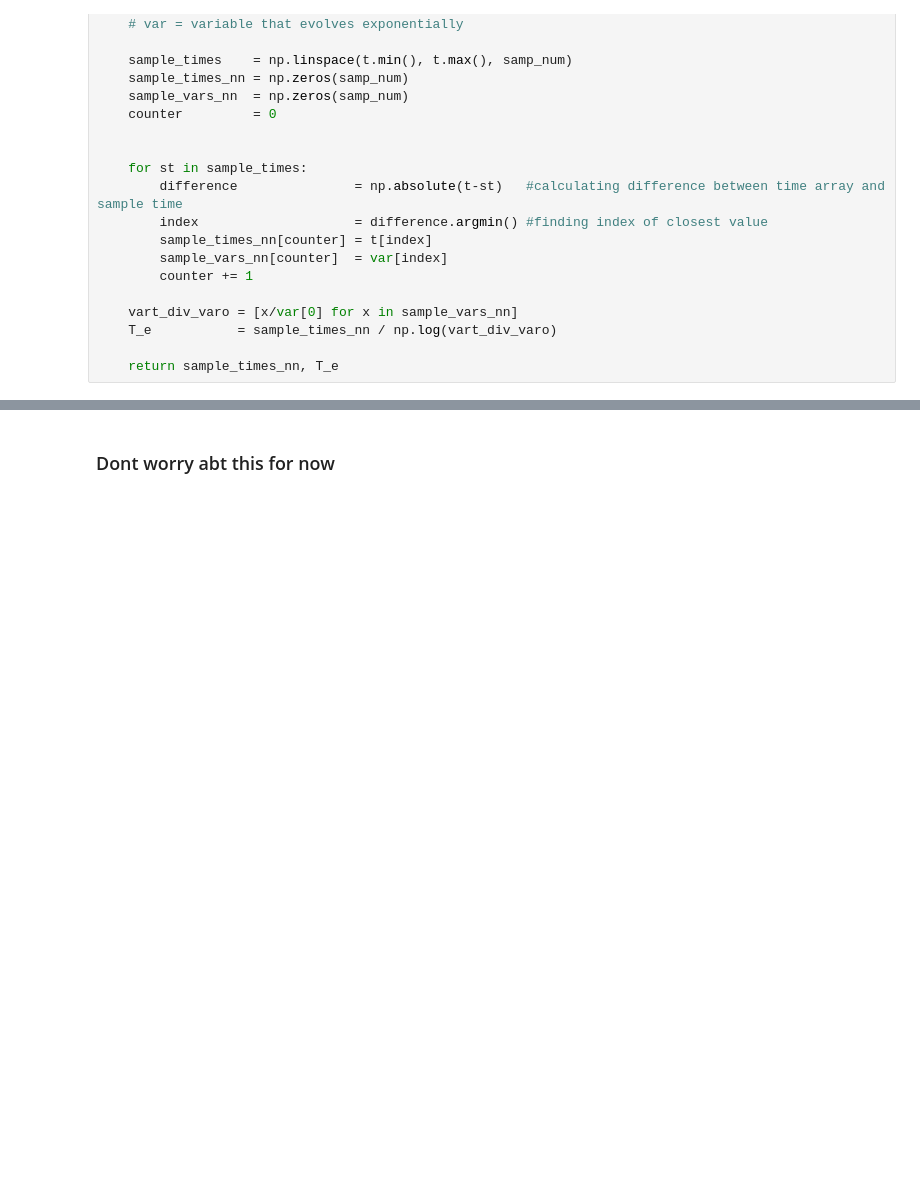
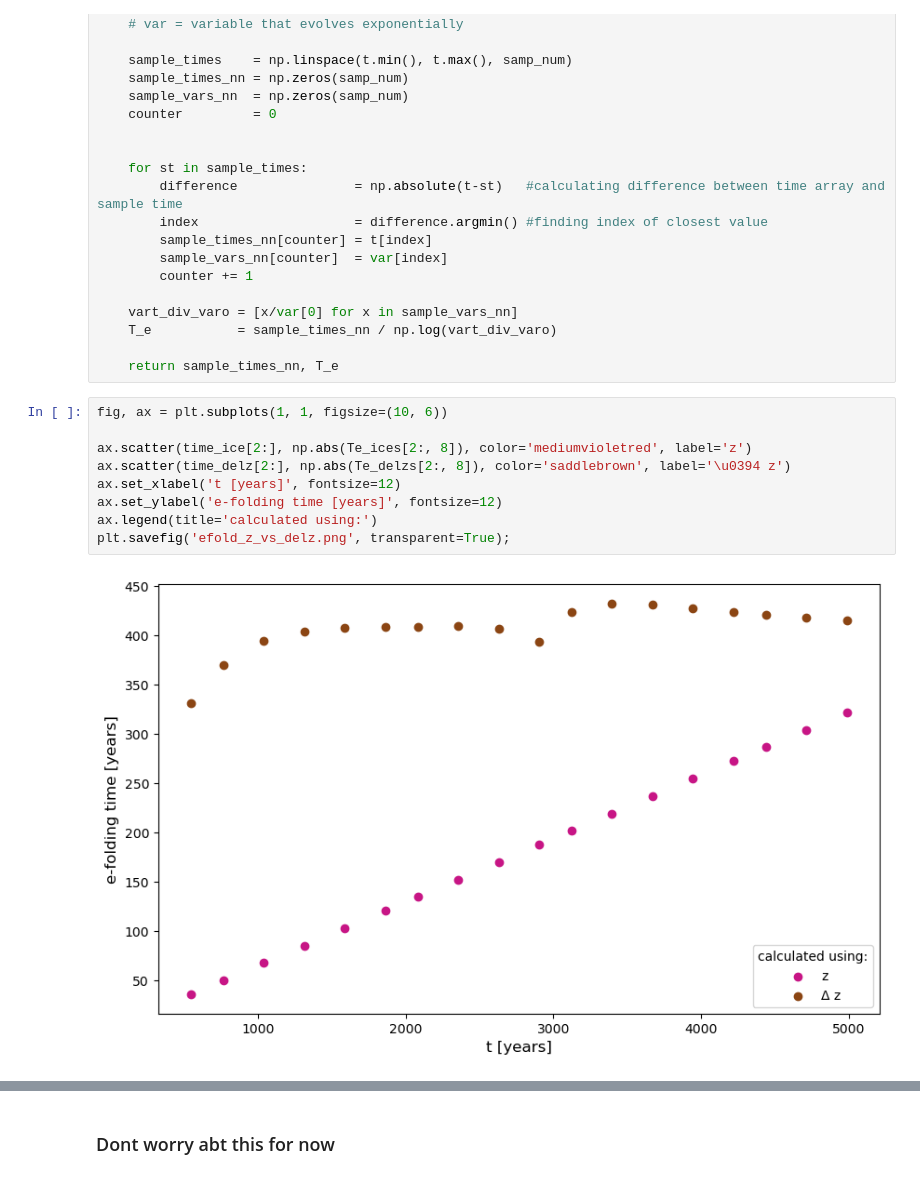
Before and after one commit to JGCAITLIN/glaciology, a Jupyter notebook: final_proj/glac23_final_proj.ipynb, the cells around one changed output, grey strips where cells are left out. Drawn from its saved outputs; the diff is of its cells as text; blank space fills up the shorter version.

```diff
--- a/final_proj/glac23_final_proj.ipynb
+++ b/final_proj/glac23_final_proj.ipynb
@@ -297,4 +316,15 @@ def efolding_rng(t, var, samp_num):
     T_e           = sample_times_nn / np.log(vart_div_varo)
 
     return sample_times_nn, T_e
+# %%
+fig, ax = plt.subplots(1, 1, figsize=(10, 6))
+
+ax.scatter(time_ice[2:], np.abs(Te_ices[2:, 8]), color='mediumvioletred', label='z')
+ax.scatter(time_delz[2:], np.abs(Te_delzs[2:, 8]), color='saddlebrown', label='\u0394 z')
+ax.set_xlabel('t [years]', fontsize=12)
+ax.set_ylabel('e-folding time [years]', fontsize=12)
+ax.legend(title='calculated using:')
+plt.savefig('efold_z_vs_delz.png', transparent=True);
+# %% [output]
+[figure, added]
 # %%
```
Also changed, not shown: parts of 23 cells of this notebook.
